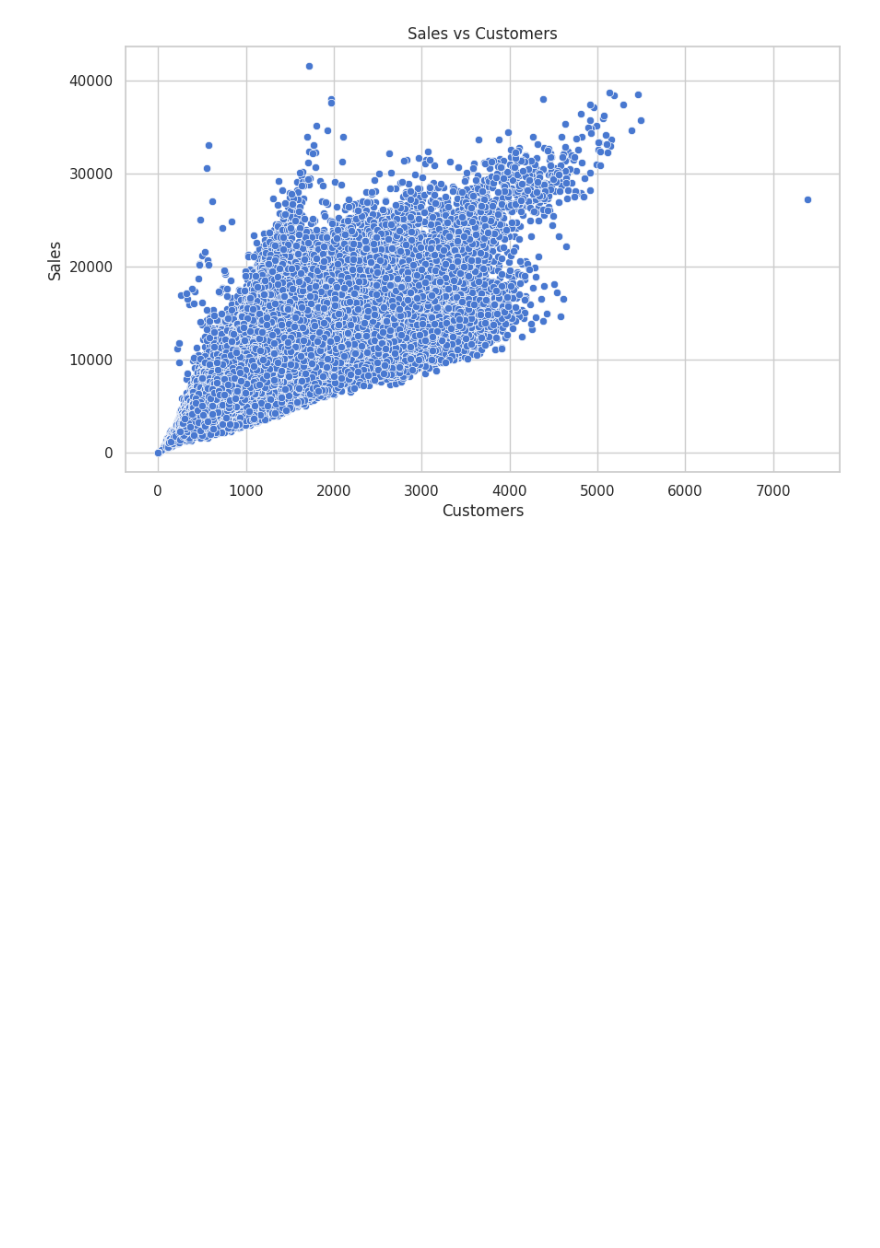
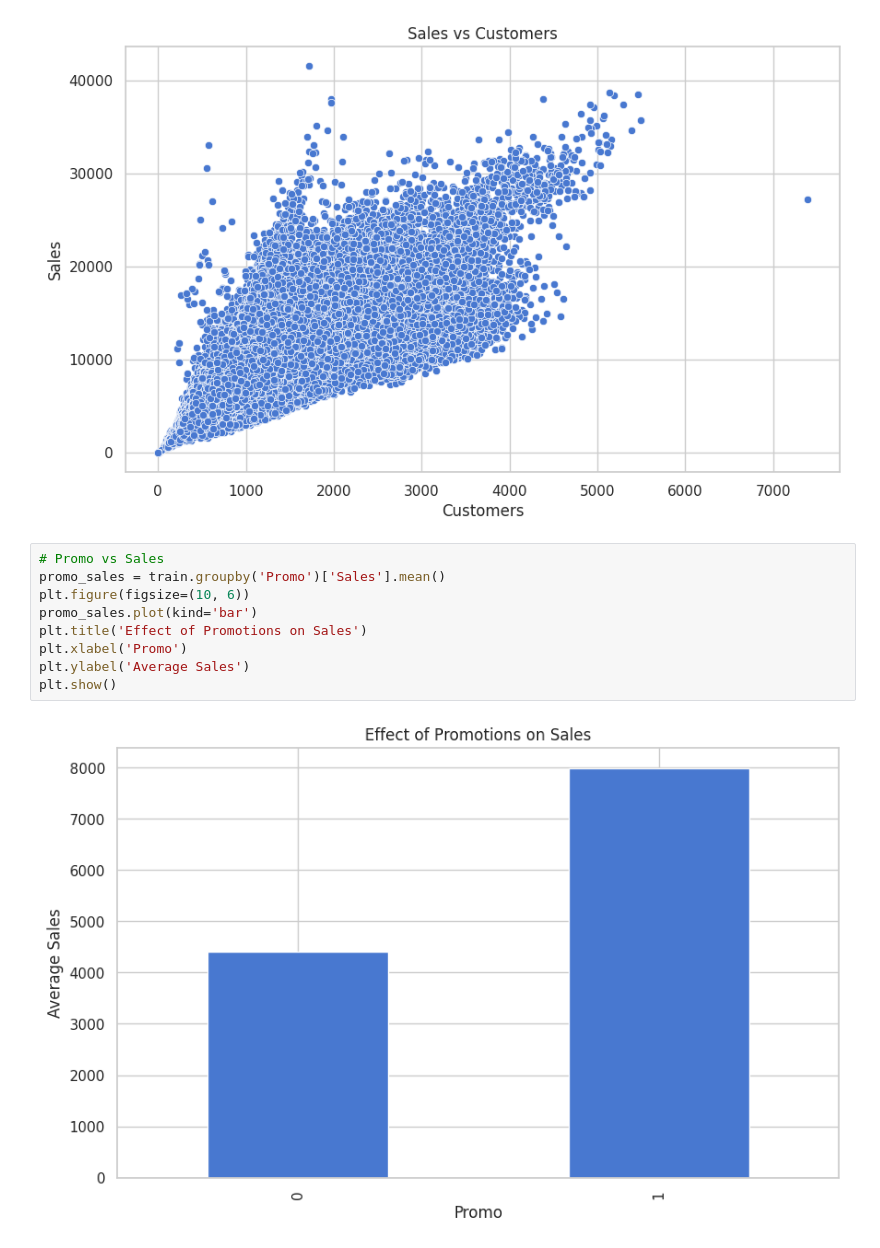
Before and after one commit to SaraFedlu/Sales-Forecasting-Pipeline, a Jupyter notebook: notebooks/eda.ipynb, the cells around one changed output. Saved outputs shown, nothing was run; the diff lists cells and outputs as text; blank space fills up the shorter version.

Commit message:
visualize effect of promotion on sales

```diff
--- a/notebooks/eda.ipynb
+++ b/notebooks/eda.ipynb
@@ -259,3 +259,14 @@ plt.show()
 # %% [output]
 2025-01-05 18:47:36,781 - INFO - Correlation between Sales and Customers: 0.8947107733017032
 [figure]
+# %%
+# Promo vs Sales
+promo_sales = train.groupby('Promo')['Sales'].mean()
+plt.figure(figsize=(10, 6))
+promo_sales.plot(kind='bar')
+plt.title('Effect of Promotions on Sales')
+plt.xlabel('Promo')
+plt.ylabel('Average Sales')
+plt.show()
+# %% [output]
+[figure, added]
```
Also changed, not shown: parts of 1 cell of this notebook.
